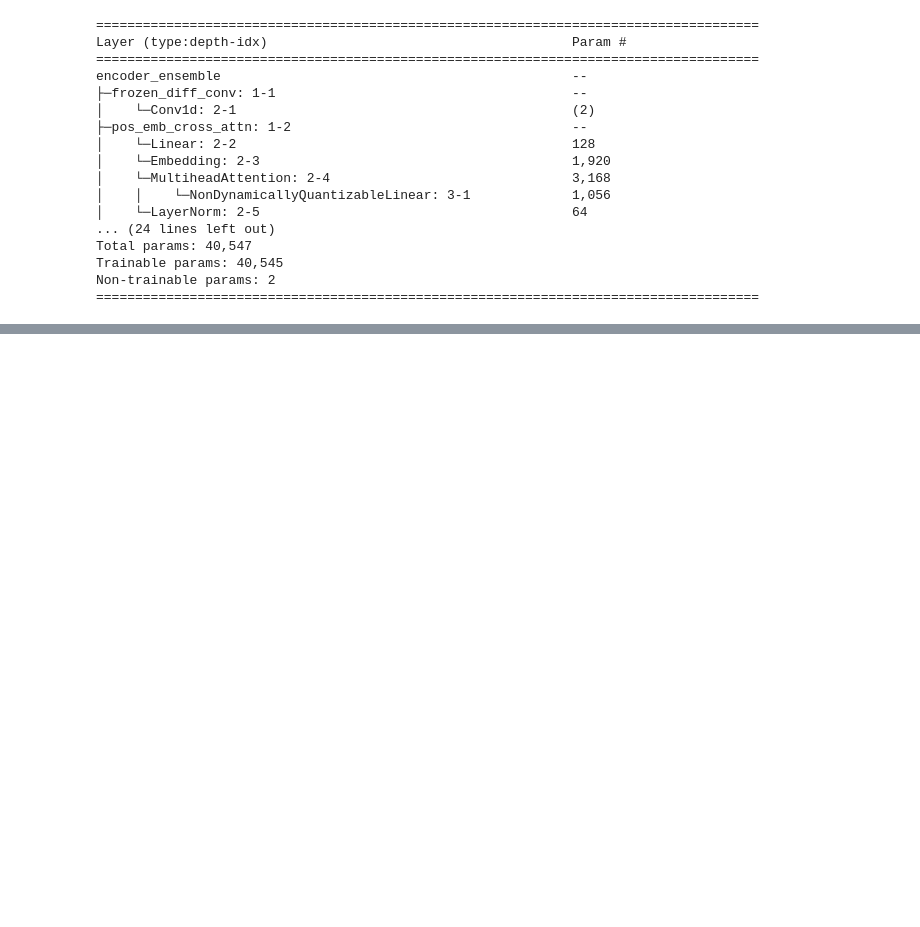
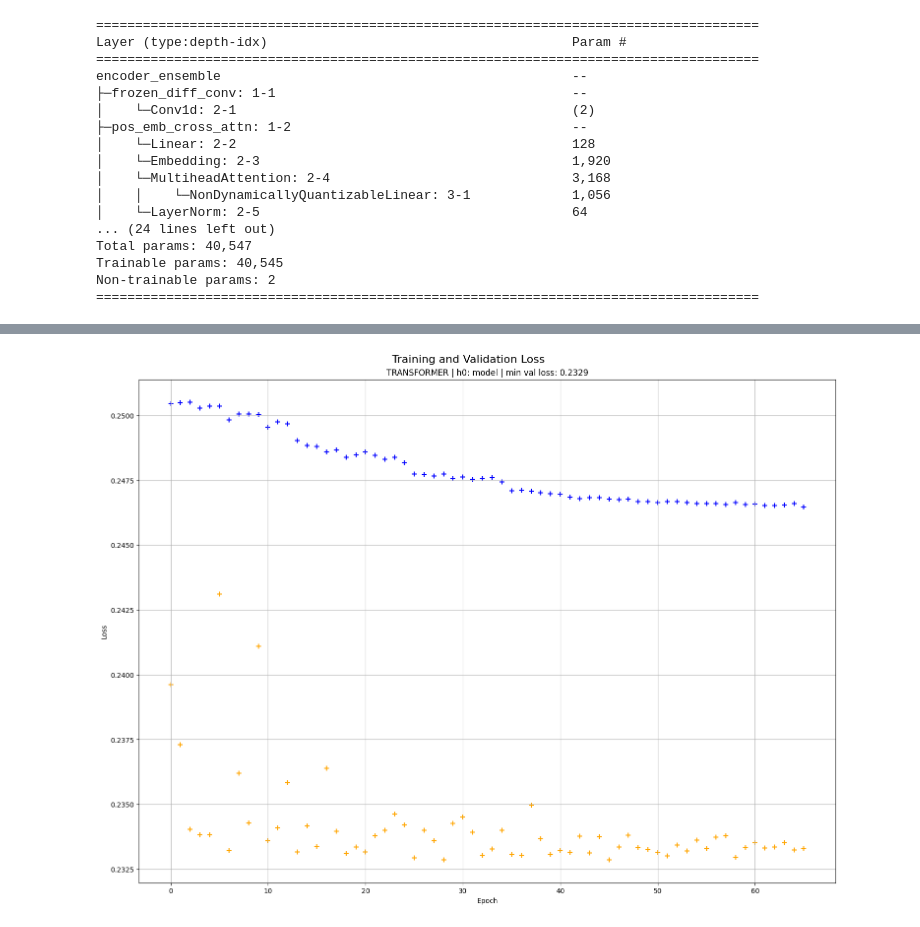
Before and after one commit to martinmf-dev/Realized_Volatility_Prediction_-erdos_deeplearning-, a Jupyter notebook: NNetwork/Transformer_with_frozen_conv.ipynb, the cells around one changed output, grey strips where cells are left out. Saved outputs shown, nothing was run; the diff lists cells and outputs as text; code cells hidden in the pictures; blank space fills up the shorter version.

```diff
--- a/NNetwork/Transformer_with_frozen_conv.ipynb
+++ b/NNetwork/Transformer_with_frozen_conv.ipynb
@@ -452,0 +469,10 @@ KeyboardInterrupt:
+# %%
+from proj_mod import visualization
+
+train_loss_cut = train_loss[10:]
+val_loss_cut = val_loss[10:]
+
+vis_dict={("transformer","model"):{"train_loss": train_loss_cut,"val_loss": val_loss_cut}}
+visualization.training_plots(vis_dict)
+# %% [output]
+[figure, added]
```
Also changed, not shown: parts of 1 cell of this notebook, 1 other file.
